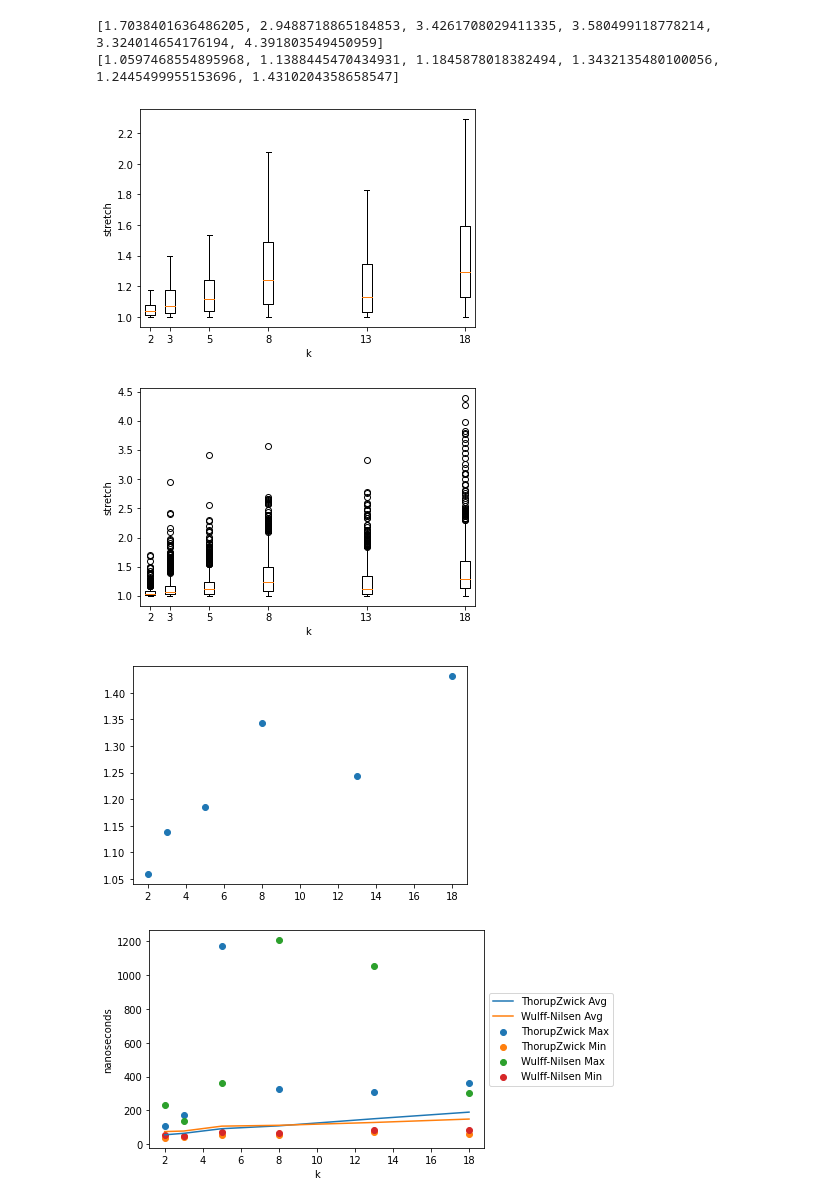
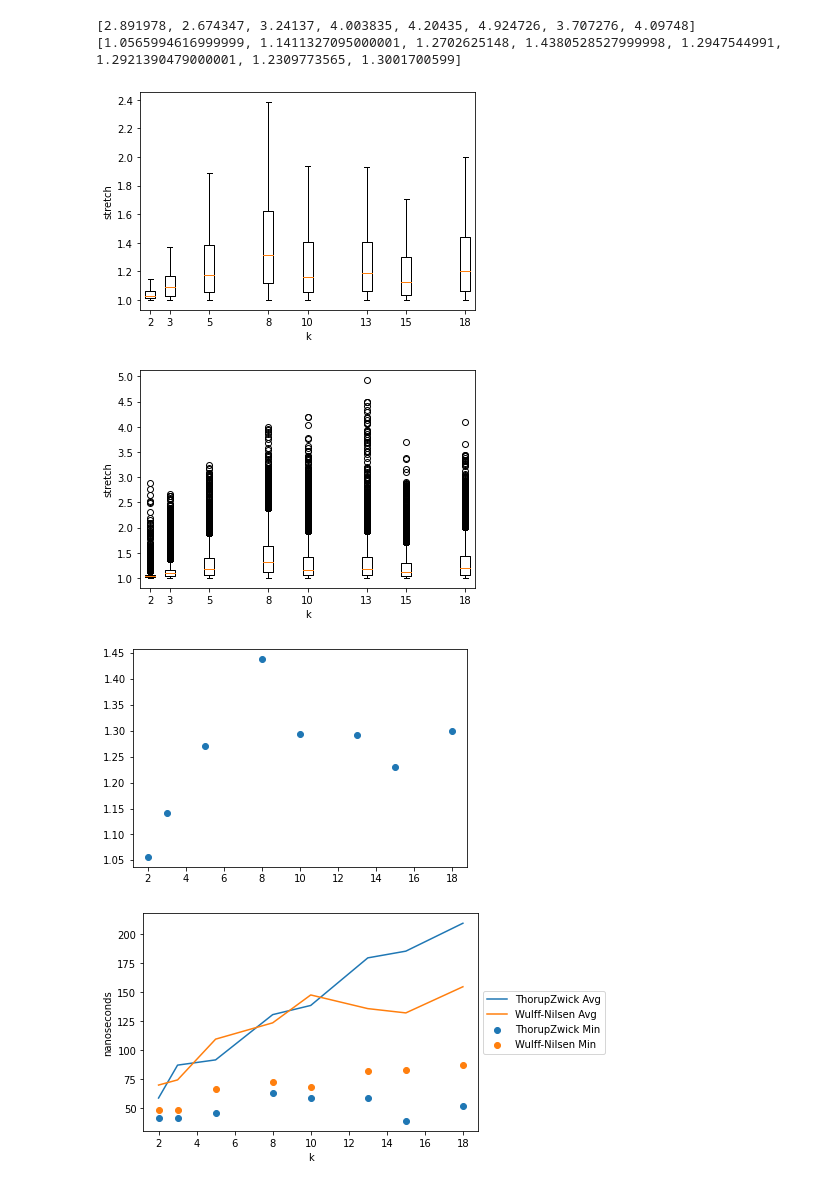
Before and after one commit to loenberg94/Thesis, a Jupyter notebook: Notebook/Data processing.ipynb, the cells around one changed output. Drawn from its saved outputs; the diff is of its cells as text; code cells hidden in the pictures.

```diff
--- a/Notebook/Data processing.ipynb
+++ b/Notebook/Data processing.ipynb
@@ -10,6 +19,6 @@ thorup_complete = genfromtxt('thorup_complete_collected.csv', delimiter=',')
 # %%
-real_world_k_values = [2, 3, 5, 8, 13, 18]
-density_k_values = [2, 3, 5, 8, 13]
+real_world_k_values = [2, 3, 5, 8, 10, 13, 15, 18]
+density_k_values = [2, 3, 5, 8, 10, 13]
 # %%
 # Thorup real world
 t_r_max_qt = []
@@ -22,12 +31,10 @@ t_r_avg_stretch = []
 rd = []
 
 for k in real_world_k_values:
-    k_data = thorup_real_world[(k == thorup_real_world[:,3])]
+    k_data = thorup_real_world[(k == thorup_real_world[:,2])]
     r, _ = k_data.shape
-    expected = k_data[:,0]
-    actual = k_data[:,1]
-    qt = k_data[:,2]
-    stretch = actual / expected
+    qt = k_data[:,1]
+    stretch = k_data[:,0]
 
     rd.append(stretch)
 
@@ -80,12 +87,10 @@ w_r_avg_stretch = []
 rd = []
 
 for k in real_world_k_values:
-    k_data = wulff_real_world[(k == wulff_real_world[:,3])]
+    k_data = wulff_real_world[(k == wulff_real_world[:,2])]
     r, _ = k_data.shape
-    expected = k_data[:,0]
-    actual = k_data[:,1]
-    qt = k_data[:,2]
-    stretch = actual / expected
+    qt = k_data[:,1]
+    stretch = k_data[:,0]
 
     rd.append(stretch)
 
@@ -117,27 +122,27 @@ ax2.boxplot(rd, positions=real_world_k_values)
 
 plt.show()
 # %% [output]
-[1.7038401636486205, 2.9488718865184853, 3.4261708029411335, 3.580499118778214, 3.324014654176194, 4.391803549450959]
-[1.0597468554895968, 1.1388445470434931, 1.1845878018382494, 1.3432135480100056, 1.2445499955153696, 1.4310204358658547]
+[2.891978, 2.674347, 3.24137, 4.003835, 4.20435, 4.924726, 3.707276, 4.09748]
+[1.0565994616999999, 1.1411327095000001, 1.2702625148, 1.4380528527999998, 1.2947544991, 1.2921390479000001, 1.2309773565, 1.3001700599]
-[figure, old version]
+[figure, new version]
-[figure, old version]
+[figure, new version]
 # %%
 plt.scatter(real_world_k_values, np.array(w_r_avg_stretch))
 plt.show()
 # %% [output]
-[figure, old version]
+[figure, new version]
 # %%
 plt.plot(real_world_k_values, t_r_avg_qt, label='ThorupZwick Avg')
-plt.scatter(real_world_k_values, t_r_max_qt, label='ThorupZwick Max')
+#plt.scatter(real_world_k_values, t_r_max_qt, label='ThorupZwick Max')
 plt.scatter(real_world_k_values, t_r_min_qt, label='ThorupZwick Min')
 plt.plot(real_world_k_values, w_r_avg_qt, label='Wulff-Nilsen Avg')
-plt.scatter(real_world_k_values, w_r_max_qt, label='Wulff-Nilsen Max')
+#plt.scatter(real_world_k_values, w_r_max_qt, label='Wulff-Nilsen Max')
 plt.scatter(real_world_k_values, w_r_min_qt, label='Wulff-Nilsen Min')
 plt.legend(loc='center left', bbox_to_anchor=(1, 0.5))
 plt.xlabel('k')
 plt.ylabel('nanoseconds')
 plt.show()
 # %% [output]
-[figure, old version]
+[figure, new version]
 # %%
 plt.plot(real_world_k_values, t_r_avg_stretch, label='ThorupZwick Avg')
```
Also changed, not shown: parts of 16 cells of this notebook, 10 other files.
